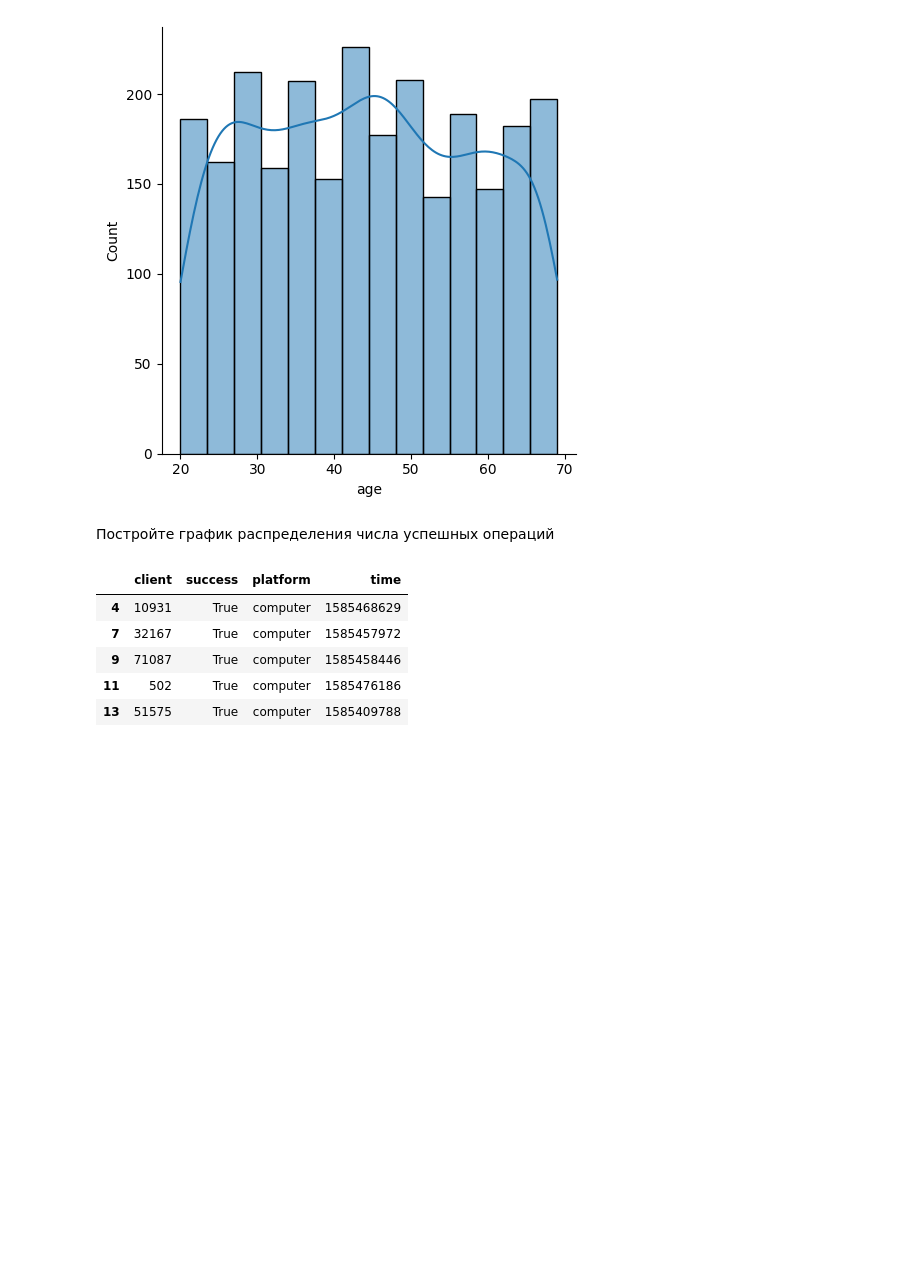
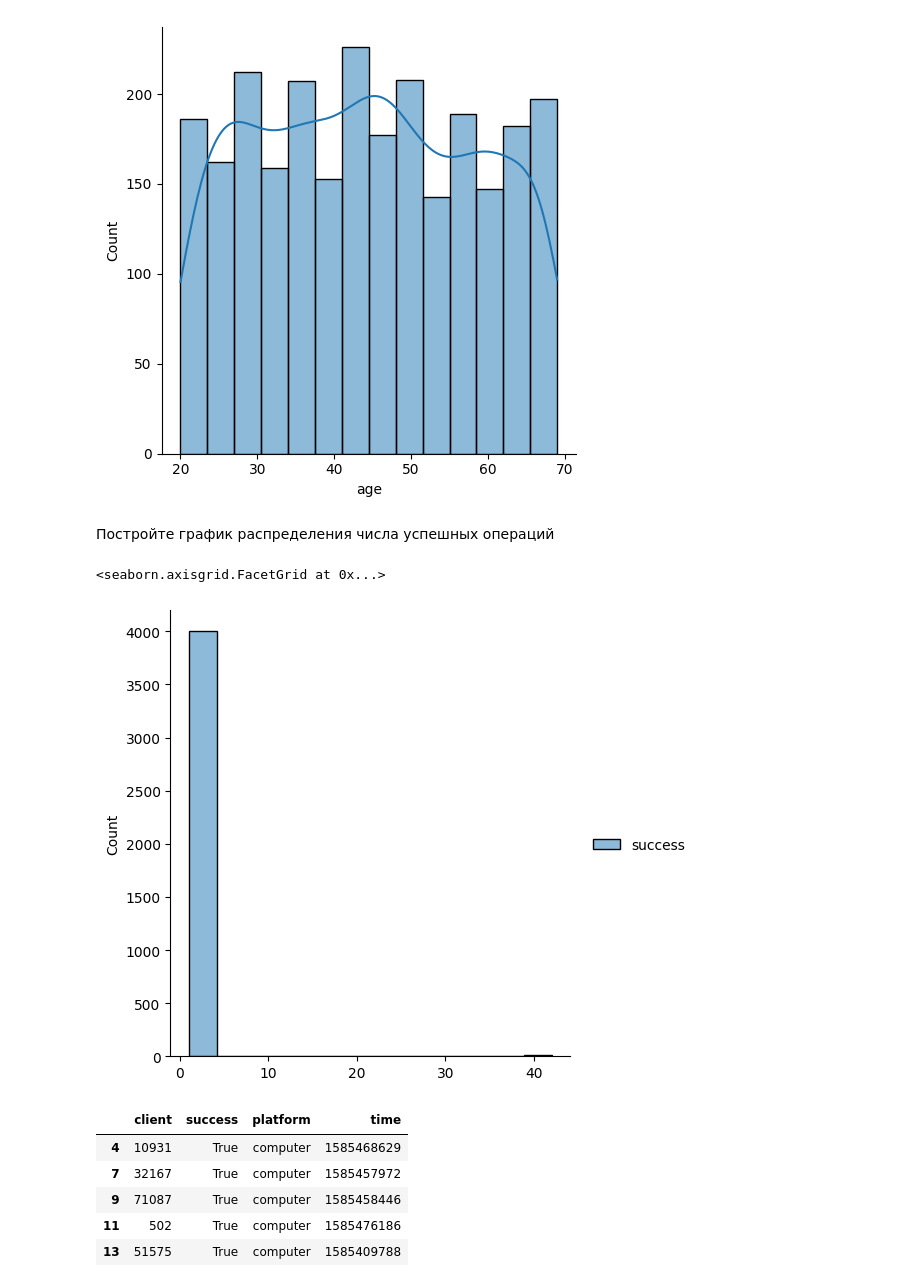
Before and after one commit to MuzaffarSoliyev/karpov-course, a Jupyter notebook: lesson_3/miniproject/miniproject.ipynb, the cells around one changed output. Saved outputs shown, nothing was run; the diff lists cells and outputs as text; code cells hidden in the pictures; blank space fills up the shorter version.

```diff
--- a/lesson_3/miniproject/miniproject.ipynb
+++ b/lesson_3/miniproject/miniproject.ipynb
@@ -141,6 +141,11 @@ plt.show()
 [figure]
 # %% [markdown]
 Постройте график распределения числа успешных операций
+# %%
+sns.displot(logs.groupby(["client"]).agg({"success":"count"}))
+# %% [output]
+<seaborn.axisgrid.FacetGrid at 0x...>
+[figure, added]
 # %%
 success_computer_operations = logs.query("success == True and platform == 'computer'")
 success_computer_operations.head()
```
Also changed, not shown: parts of 2 cells of this notebook.
